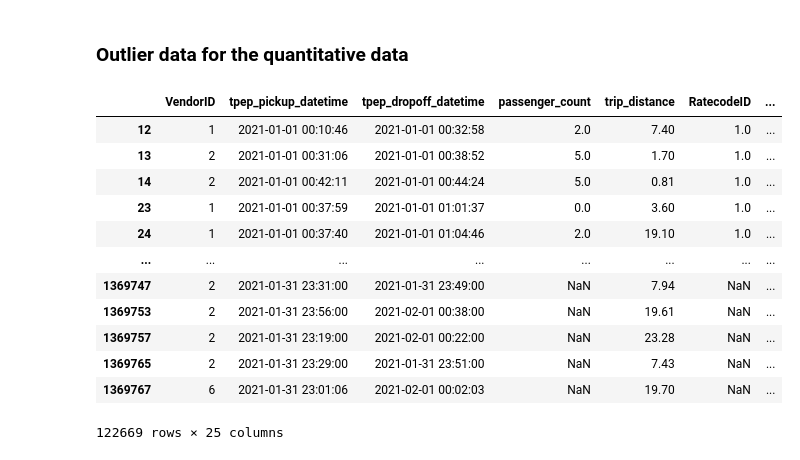
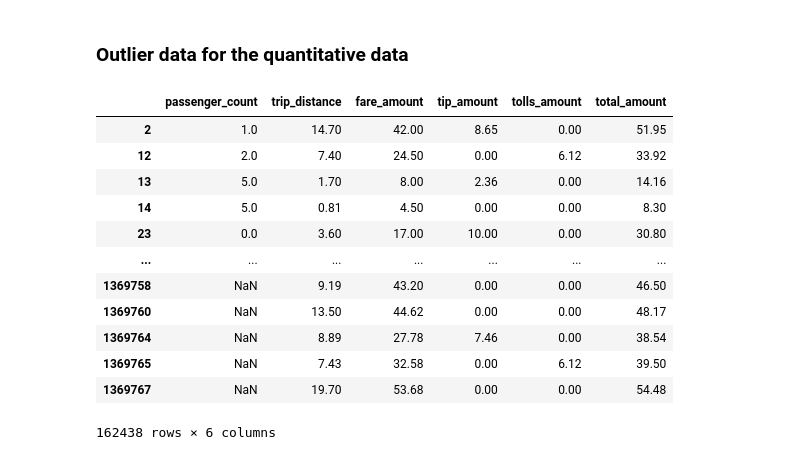
Before and after one commit to haezera/taxis-and-ubers, a Jupyter notebook: research/data_quality.ipynb, the cells around one changed output. Cells and saved outputs as stored; diff of their text form; code cells hidden in the pictures.

Commit message:
new: data cleaning research

```diff
--- a/research/data_quality.ipynb
+++ b/research/data_quality.ipynb
@@ -31,43 +33,26 @@ quantitative_fields = ['passenger_count', 'trip_distance', 'fare_amount', 'tip_a
 
 yellow_taxi_2021_01['passenger_count'] = yellow_taxi_2021_01['passenger_count'].astype(float)
 # %%
-def detect_outliers(df, columns, threshold=3):
-    """
-    Identifies outliers in specified columns based on Z-score.
-
-    Parameters:
-    - df (pd.DataFrame): The input DataFrame.
-    - columns (list): List of column names to compute z-scores on.
-    - threshold (float): Z-score threshold for detecting outliers (default is 3).
-
-    Returns:
-    - pd.DataFrame: A DataFrame containing only rows with outliers, including their z-scores.
-    """
-    df_copy = df.copy()  # Create a copy to avoid modifying the original dataframe
-
-    # Compute z-scores for the specified columns
+def detect_outliers(df, columns, threshold=10):
+    df_copy = df.copy()
     zscore_columns = {col: f"{col}_zscore" for col in columns}
     for col in columns:
         df_copy[zscore_columns[col]] = zscore(df_copy[col], nan_policy='omit')  # Compute z-score
-
-    # Find rows where any z-score exceeds the threshold
     outlier_mask = df_copy[[f"{col}_zscore" for col in columns]].abs().gt(threshold).any(axis=1)
-
-    # Return only the outlier rows
     return df_copy[outlier_mask]
 # %%
-detect_outliers(yellow_taxi_2021_01, quantitative_fields)
+detect_outliers(yellow_taxi_2021_01, quantitative_fields, 2)[quantitative_fields]
 # %% [output]
-|  | VendorID | tpep_pickup_datetime | tpep_dropoff_datetime | passenger_count | trip_distance | RatecodeID | ... |
-| 12 | 1 | 2021-01-01 00:10:46 | 2021-01-01 00:32:58 | 2.0 | 7.40 | 1.0 | ... |
-| 13 | 2 | 2021-01-01 00:31:06 | 2021-01-01 00:38:52 | 5.0 | 1.70 | 1.0 | ... |
-| 14 | 2 | 2021-01-01 00:42:11 | 2021-01-01 00:44:24 | 5.0 | 0.81 | 1.0 | ... |
-| 23 | 1 | 2021-01-01 00:37:59 | 2021-01-01 01:01:37 | 0.0 | 3.60 | 1.0 | ... |
-| 24 | 1 | 2021-01-01 00:37:40 | 2021-01-01 01:04:46 | 2.0 | 19.10 | 1.0 | ... |
-| ... | ... | ... | ... | ... | ... | ... | ... |
-| 1369747 | 2 | 2021-01-31 23:31:00 | 2021-01-31 23:49:00 | NaN | 7.94 | NaN | ... |
-| 1369753 | 2 | 2021-01-31 23:56:00 | 2021-02-01 00:38:00 | NaN | 19.61 | NaN | ... |
-| 1369757 | 2 | 2021-01-31 23:19:00 | 2021-02-01 00:22:00 | NaN | 23.28 | NaN | ... |
-| 1369765 | 2 | 2021-01-31 23:29:00 | 2021-01-31 23:51:00 | NaN | 7.43 | NaN | ... |
-| 1369767 | 6 | 2021-01-31 23:01:06 | 2021-02-01 00:02:03 | NaN | 19.70 | NaN | ... |
+|  | passenger_count | trip_distance | fare_amount | tip_amount | tolls_amount | total_amount |
+| 2 | 1.0 | 14.70 | 42.00 | 8.65 | 0.00 | 51.95 |
+| 12 | 2.0 | 7.40 | 24.50 | 0.00 | 6.12 | 33.92 |
+| 13 | 5.0 | 1.70 | 8.00 | 2.36 | 0.00 | 14.16 |
+| 14 | 5.0 | 0.81 | 4.50 | 0.00 | 0.00 | 8.30 |
+| 23 | 0.0 | 3.60 | 17.00 | 10.00 | 0.00 | 30.80 |
+| ... | ... | ... | ... | ... | ... | ... |
+| 1369758 | NaN | 9.19 | 43.20 | 0.00 | 0.00 | 46.50 |
+| 1369760 | NaN | 13.50 | 44.62 | 0.00 | 0.00 | 48.17 |
+| 1369764 | NaN | 8.89 | 27.78 | 7.46 | 0.00 | 38.54 |
+| 1369765 | NaN | 7.43 | 32.58 | 0.00 | 6.12 | 39.50 |
+| 1369767 | NaN | 19.70 | 53.68 | 0.00 | 0.00 | 54.48 |
-122669 rows × 25 columns
+162438 rows × 6 columns
```
Also changed, not shown: parts of 33 cells of this notebook, 4 other files.
